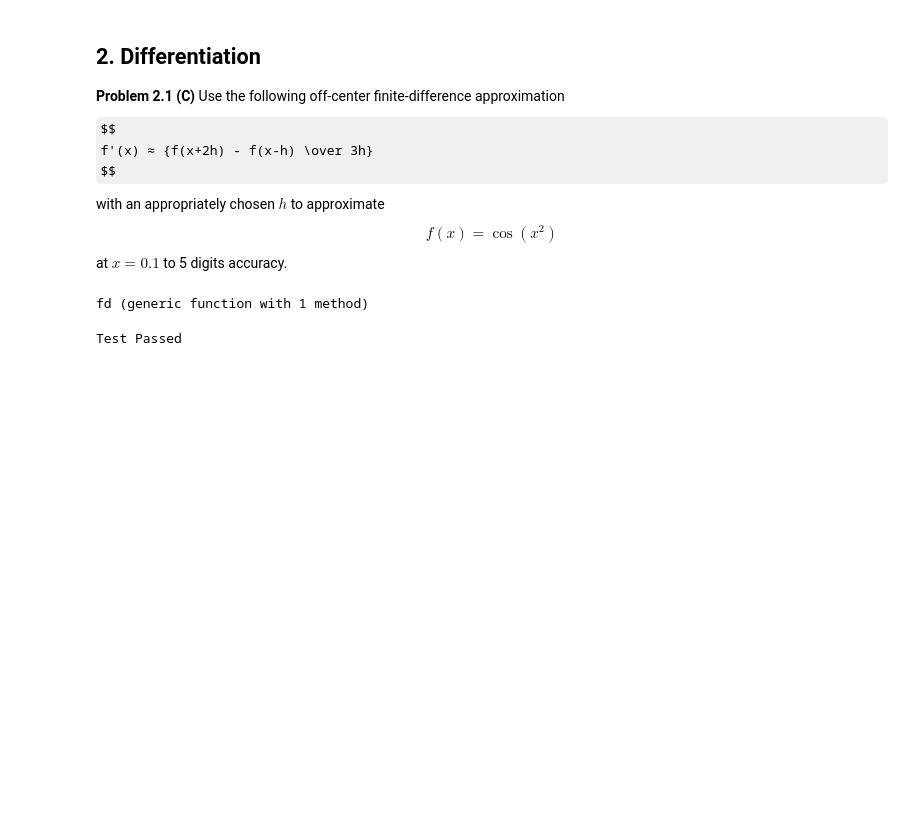
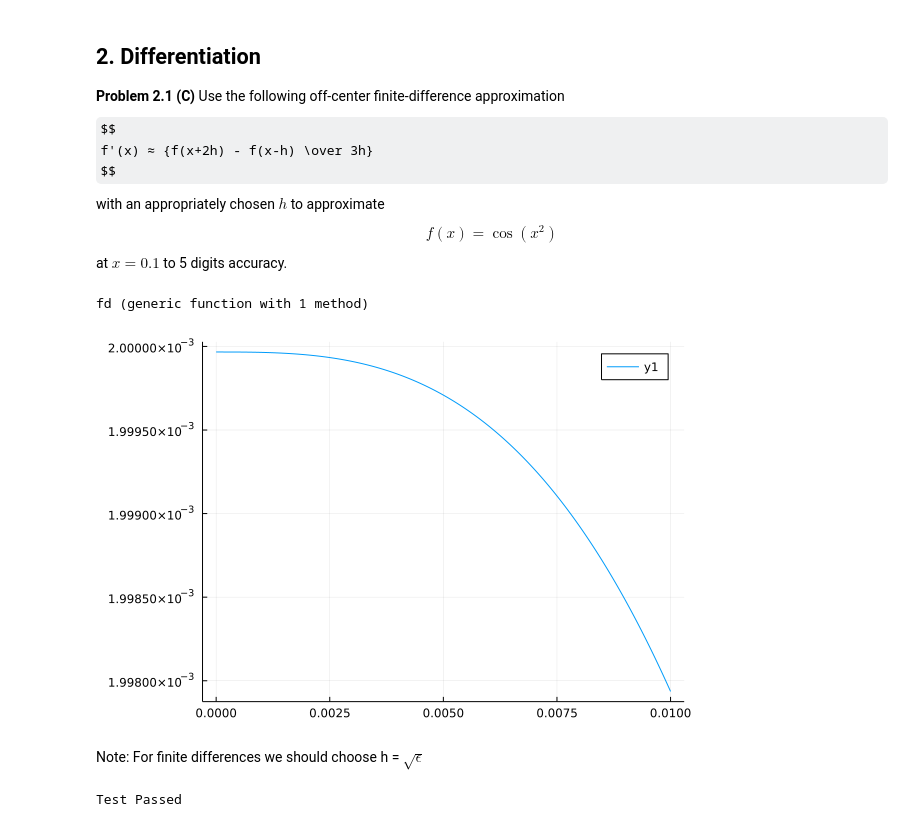
Before and after one commit to isaacjeffersonlee/MATH50003-compiled-lecture-notes, a Jupyter notebook: notebooks/01859216_numerical_analysis_practice_exam.ipynb, the cells around one changed output. Drawn from its saved outputs; the diff is of its cells as text; code cells hidden in the pictures; some formulas as TeX source; blank space fills up the shorter version.

Commit message:
feat(Notes): add problem sheet answers

```diff
--- a/notebooks/01859216_numerical_analysis_practice_exam.ipynb
+++ b/notebooks/01859216_numerical_analysis_practice_exam.ipynb
@@ -73,6 +88,24 @@ function fd(x)
 end
 # %% [output]
 fd (generic function with 1 method)
+# %%
+# Testing
+function fdh(h, x)
+    f = y -> cos(y^2)
+    return (f(x + 2*h) - f(x - h)) / (3*h)
+end
+
+h = range(0, 0.01; length=1000)
+
+g = y -> -2*y*sin(y^2)
+
+using Plots
+plot(h, abs.(fdh.(h, 0.1) .- g(0.1)))
+# %% [output]
+[figure, added]
+# %% [markdown]
+
+Note: For finite differences we should choose h = $\sqrt{ \epsilon }$
 # %%
 @test abs(fd(0.1) + 2*0.1*sin(0.1^2)) ≤ 1E-5
 # %% [output]
```
Also changed, not shown: parts of 11 cells of this notebook, 5 other files.
